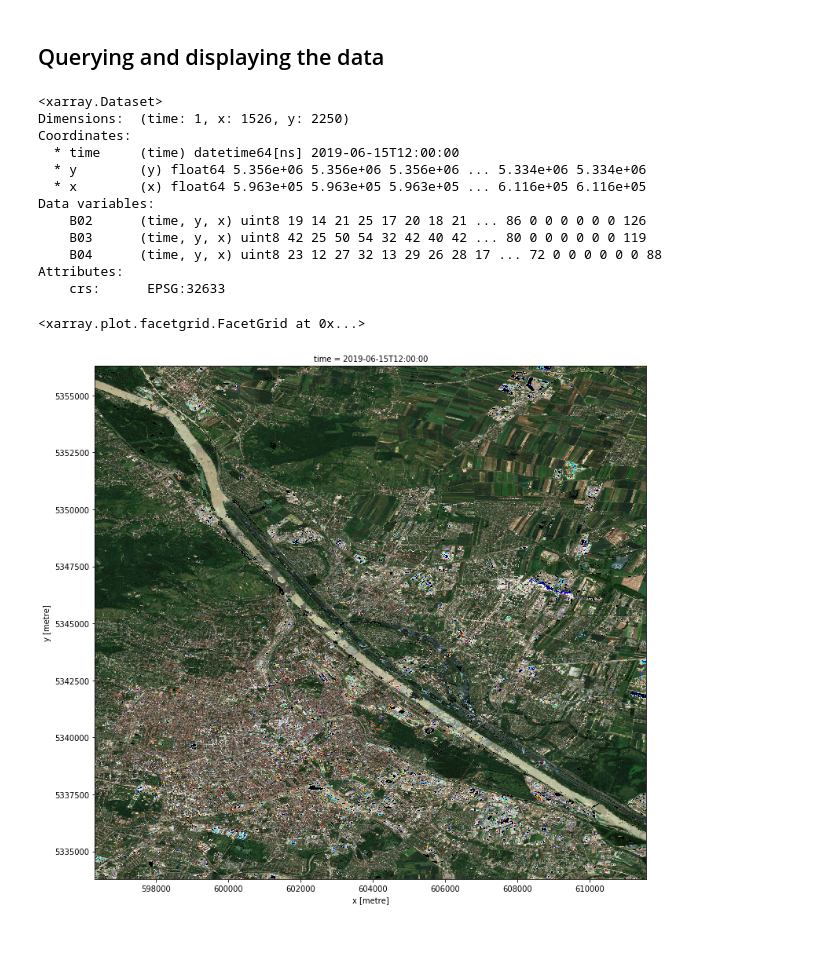
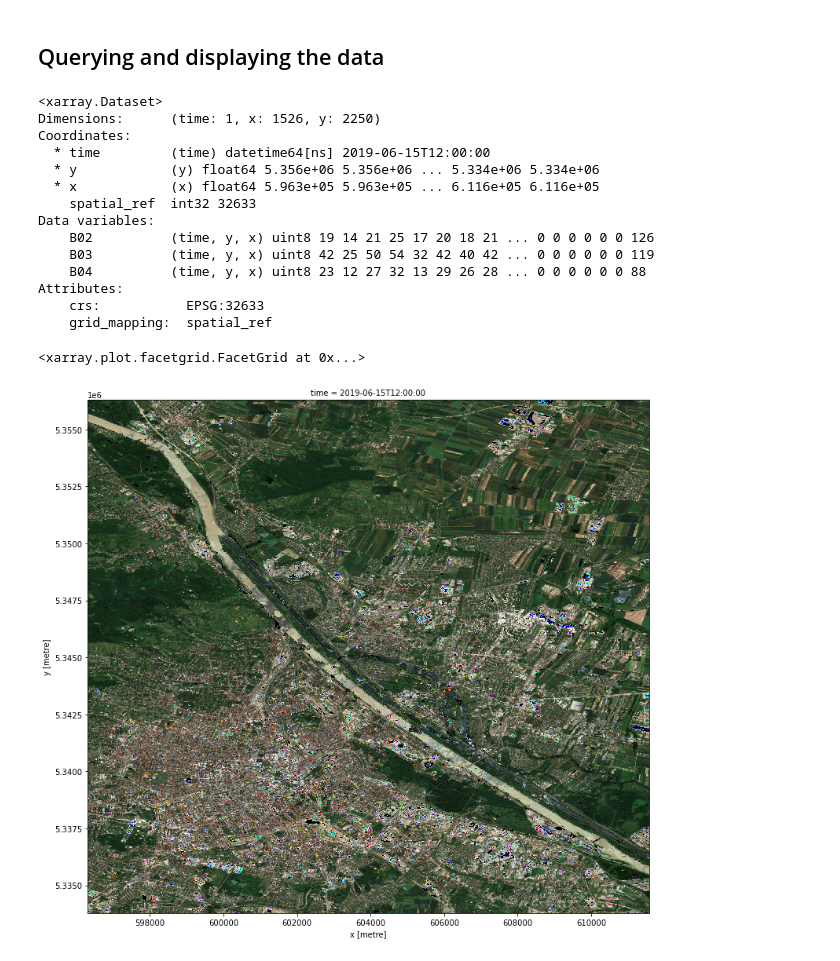
Before and after one commit to eodcgmbh/ACube_notebooks, a Jupyter notebook: ACube_products/S2/11_MTCI.ipynb, the cells around one changed output. Saved outputs shown, nothing was run; the diff lists cells and outputs as text; code cells hidden in the pictures.

```diff
--- a/ACube_products/S2/11_MTCI.ipynb
+++ b/ACube_products/S2/11_MTCI.ipynb
@@ -26,7 +26,7 @@ import datacube
 import xarray
 from pprint import pprint
 %matplotlib inline
-dc = datacube.Datacube(app='sample_mtci')
+dc = datacube.Datacube(app='sample_mtci', env='acube')
 product = 'MTCI_Sentinel_2'
 # %%
 prodlist=dc.list_products().dropna(axis=1)
@@ -86,25 +86,27 @@ data = dc.load(product=product,
 data
 # %% [output]
 <xarray.Dataset>
-Dimensions:  (time: 1, x: 1526, y: 2250)
+Dimensions:      (time: 1, x: 1526, y: 2250)
 Coordinates:
-  * time     (time) datetime64[ns] 2019-06-15T12:00:00
-  * y        (y) float64 5.356e+06 5.356e+06 5.356e+06 ... 5.334e+06 5.334e+06
-  * x        (x) float64 5.963e+05 5.963e+05 5.963e+05 ... 6.116e+05 6.116e+05
+  * time         (time) datetime64[ns] 2019-06-15T12:00:00
+  * y            (y) float64 5.356e+06 5.356e+06 ... 5.334e+06 5.334e+06
+  * x            (x) float64 5.963e+05 5.963e+05 ... 6.116e+05 6.116e+05
+    spatial_ref  int32 32633
 Data variables:
-    B02      (time, y, x) uint8 19 14 21 25 17 20 18 21 ... 86 0 0 0 0 0 0 126
-    B03      (time, y, x) uint8 42 25 50 54 32 42 40 42 ... 80 0 0 0 0 0 0 119
-    B04      (time, y, x) uint8 23 12 27 32 13 29 26 28 17 ... 72 0 0 0 0 0 0 88
+    B02          (time, y, x) uint8 19 14 21 25 17 20 18 21 ... 0 0 0 0 0 0 126
+    B03          (time, y, x) uint8 42 25 50 54 32 42 40 42 ... 0 0 0 0 0 0 119
+    B04          (time, y, x) uint8 23 12 27 32 13 29 26 28 ... 0 0 0 0 0 0 88
 Attributes:
-    crs:      EPSG:32633
+    crs:           EPSG:32633
+    grid_mapping:  spatial_ref
 # %%
 data_plot = data.to_array(dim='color')
 data_plot.plot.imshow(
-    x=data.crs.dimensions[1],
-    y=data.crs.dimensions[0],
+    x='x',
+    y='y',
     col='time',
     size=10,
 )
 # %% [output]
 <xarray.plot.facetgrid.FacetGrid at 0x...>
-[figure, old version]
+[figure, new version]
```
Also changed, not shown: parts of 4 cells of this notebook, 13 other files.
